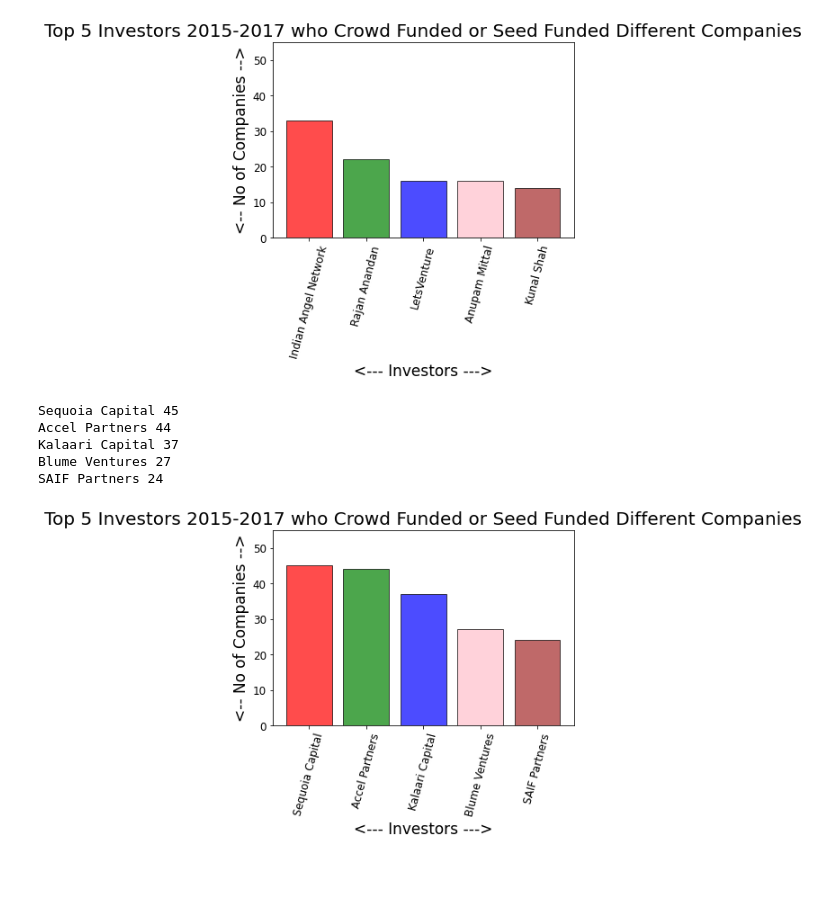
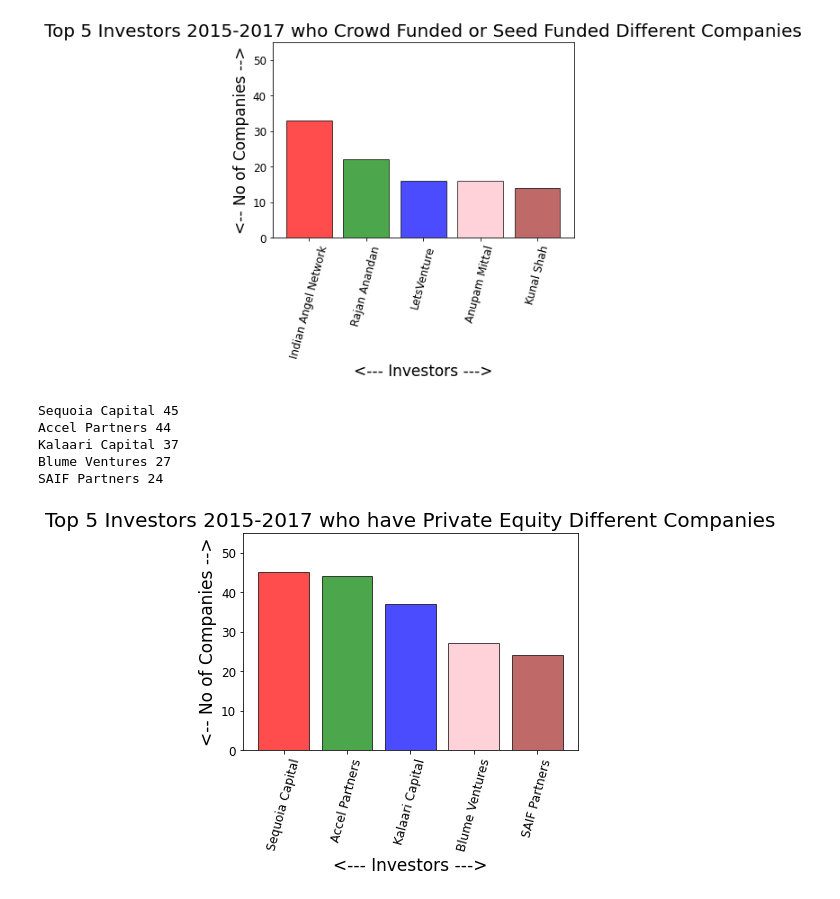
Before and after one commit to abhinavmehra4/Indian-Startups-Analysis, a Jupyter notebook: caseStudy2.ipynb, the cells around one changed output. Saved outputs shown, nothing was run; the diff lists cells and outputs as text; code cells hidden in the pictures; blank space fills up the shorter version.

```diff
--- a/caseStudy2.ipynb
+++ b/caseStudy2.ipynb
@@ -324,24 +331,13 @@ Kunal Shah 14
 [figure]
 # %%
 ## Q5
-# Find the top 5 investors who have invested in a different number of startups and their
-# investment type is Crowdfunding or Seed Funding.
+"""Find the top 5 investors who have invested in a different number of startups and their
+investment type is Crowdfunding or Seed Funding.
 
-# Correct spelling of investment types are - "Private Equity", "Seed Funding", "Debt Funding", and "Crowd Funding".
-# Keep an eye for any spelling mistake. You can find this by printing unique values from this column.
-# There are many errors in startup names.
-# Ignore correcting all, just handle the important ones - Ola, Flipkart, Oyo and Paytm.
-
-## Q4
-# Since your friend startup is at an early stage startup, the best-suited investment
-# type would be - Seed Funding and Crowdfunding.
-# Find the top 5 investors who have invested in a different number of startups and their
-# investment type is Crowdfunding or Seed Funding.
-
-# Correct spelling of investment types are - "Private Equity", "Seed Funding", "Debt Funding", and "Crowd Funding".
-# Keep an eye for any spelling mistake. You can find this by printing unique values from this column.
-# There are many errors in startup names.
-# Ignore correcting all, just handle the important ones - Ola, Flipkart, Oyo and Paytm.
+Correct spelling of investment types are - "Private Equity", "Seed Funding", "Debt Funding", and "Crowd Funding".
+Keep an eye for any spelling mistake. You can find this by printing unique values from this column.
+There are many errors in startup names.
+Ignore correcting all, just handle the important ones - Ola, Flipkart, Oyo and Paytm."""
 
 import numpy as np
 import matplotlib.pyplot as plt
@@ -399,32 +395,32 @@ inf
 
 #the f function sorts on the basis of key. And here f stores a value in 'k'
 #on the basis of which, the list is to be sorted
 inf.sort(key = f, reverse = True)
 
 # Storing top 5 investors and their frequency
 comp = []
 inv = []
 for i in range(5):
     comp.append(inf[i][0])
     inv.append(inf[i][1])
 
 for i in range(len(comp)):
     print(comp[i],inv[i])
 
 c = ['red','green','blue','pink','brown'] # List of the colors for the bars
 plt.bar(comp, inv, edgecolor = 'black', color = c, alpha = 0.7)
 plt.xticks(rotation = 75, fontsize = 12)
 plt.yticks(fontsize = 12)
 plt.ylim(0,55)
 
 plt.xlabel('<--- Investors --->', fontsize = 17)
 plt.ylabel('<-- No of Companies -->', fontsize = 17)
-plt.title('Top 5 Investors 2015-2017 who Crowd Funded or Seed Funded Different Companies', fontsize = 20)
+plt.title('Top 5 Investors 2015-2017 who have Private Equity Different Companies', fontsize = 20)
 plt.show()
 # %% [output]
 Sequoia Capital 45
 Accel Partners 44
 Kalaari Capital 37
 Blume Ventures 27
 SAIF Partners 24
-[figure, old version]
+[figure, new version]
```
Also changed, not shown: parts of 4 cells of this notebook, 6 other files.
